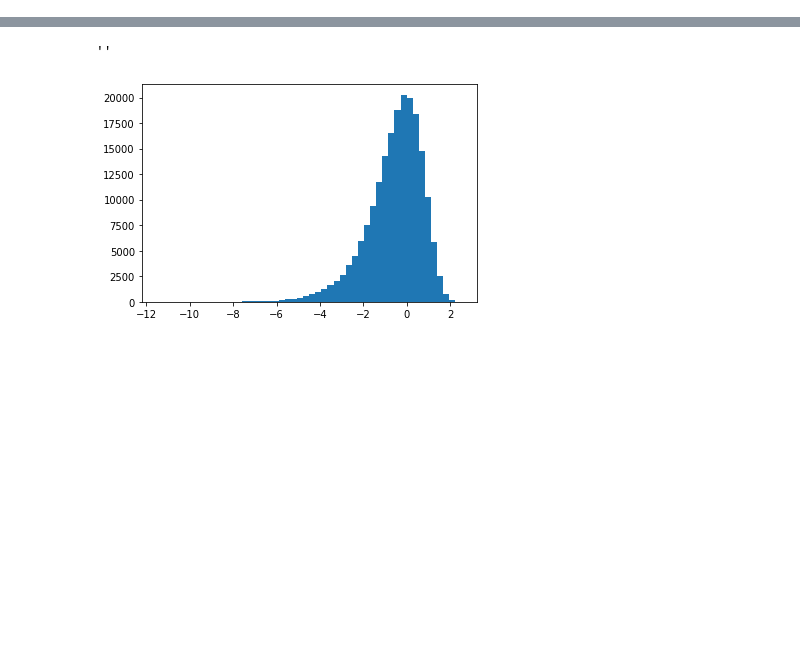
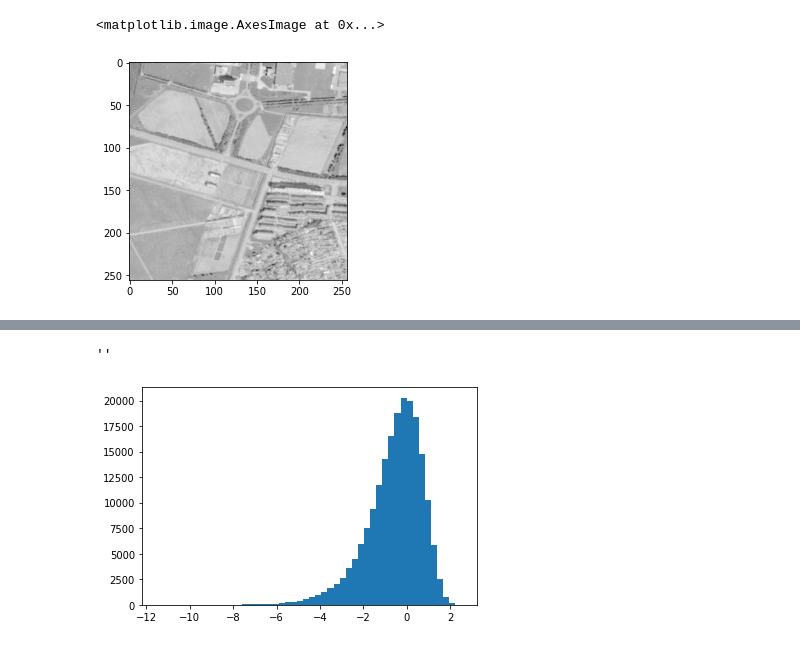
Before and after one commit to PierreGarciaRafael/SAR_DDPM, a Jupyter notebook: tests.ipynb, the cells around one changed output, grey strips where cells are left out. Saved outputs shown, nothing was run; the diff lists cells and outputs as text; code cells hidden in the pictures; blank space fills up the shorter version.

```diff
--- a/tests.ipynb
+++ b/tests.ipynb
@@ -27,0 +40,5 @@ for batch_id1, data_var in enumerate(dl):
+# %%
+plt.imshow((clean-np.min(clean))/(np.max(clean) - np.min(clean)))
+# %% [output]
+<matplotlib.image.AxesImage at 0x...>
+[figure, added]
```
Also changed, not shown: parts of 26 cells of this notebook, 3 other files.
